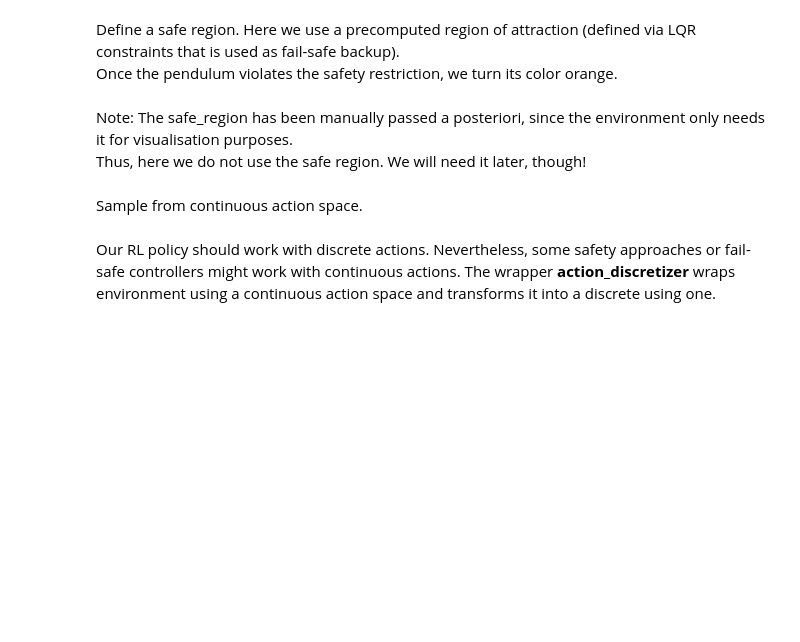
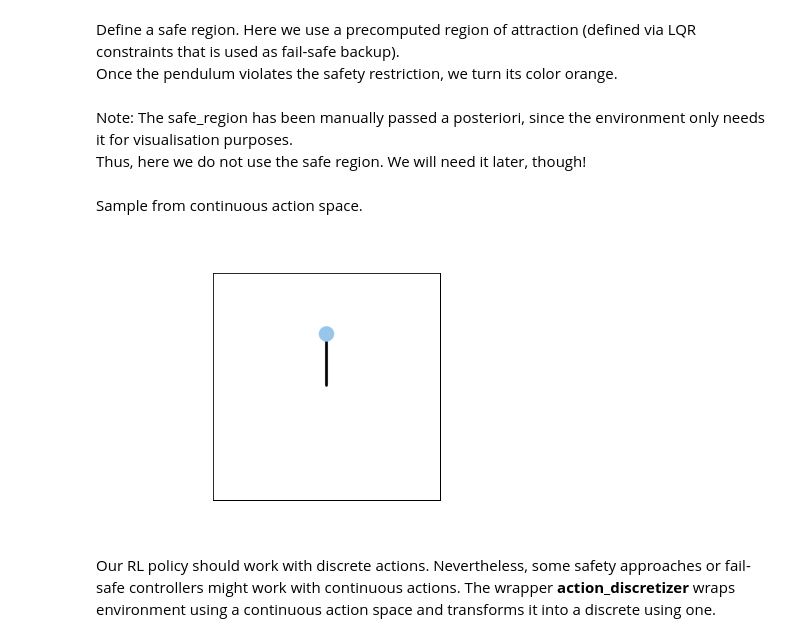
Before and after one commit to MarlonMueller/stable-baselines3-contrib, a Jupyter notebook: thesis/notebook.ipynb, the cells around one changed output. Saved outputs shown, nothing was run; the diff lists cells and outputs as text; code cells hidden in the pictures; blank space fills up the shorter version.

```diff
--- a/thesis/notebook.ipynb
+++ b/thesis/notebook.ipynb
@@ -51,13 +54,17 @@ Sample from continuous action space.
 # %%
 # Initialise environment
 env = gym.make('MathPendulum-v0')
 # Wrap with Monitor (suppresses warnings)
 env = Monitor(env)
 # Wrap with DummyVecEnv
 env = DummyVecEnv([lambda: env])
 
-frames = rollout(env, render=True, rgb_array=True, sleep=.1)
-#HTML(animate(frames, dpi=75).to_html5_video())
+#frames = rollout(env, render=True, rgb_array=True, sleep=.1)
+#anim = animate(frames, dpi=75)
+#anim.save('gifs/animation.gif', writer='imagemagick', fps=60)
+Image(filename="gifs/animation.gif")
+# %% [output]
+[figure, added]
 # %% [markdown]
 Our RL policy should work with discrete actions. Nevertheless, some safety approaches or fail-safe controllers might work with continuous actions. The wrapper **action_discretizer** wraps environment using a continuous action space and transforms it into a discrete using one.
 # %%
```
Also changed, not shown: parts of 3 cells of this notebook.
